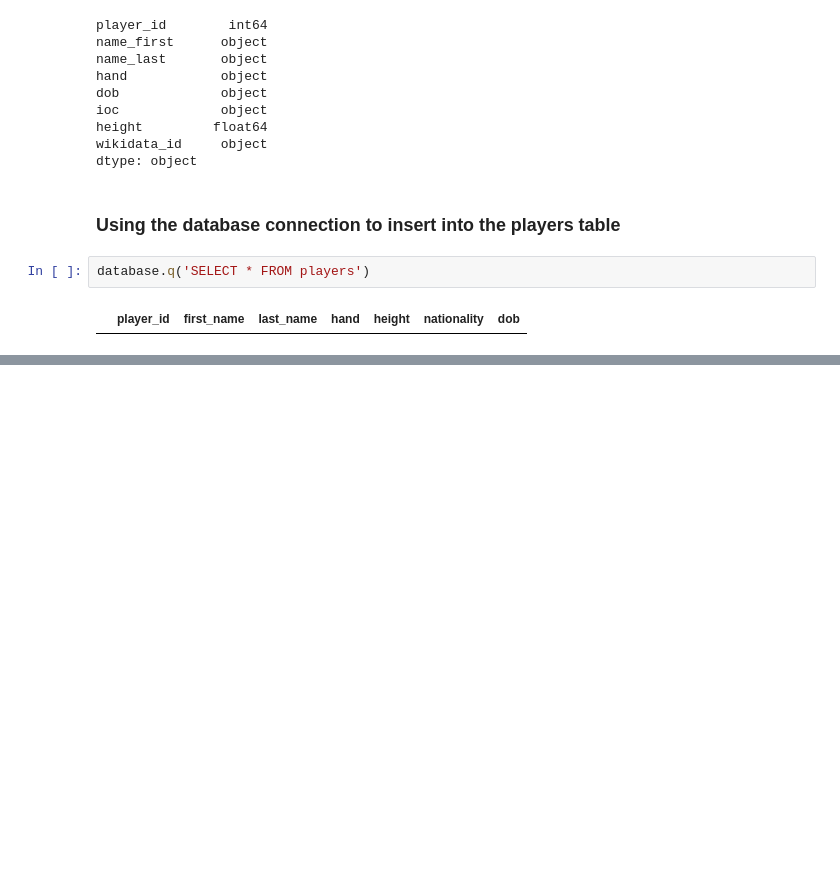
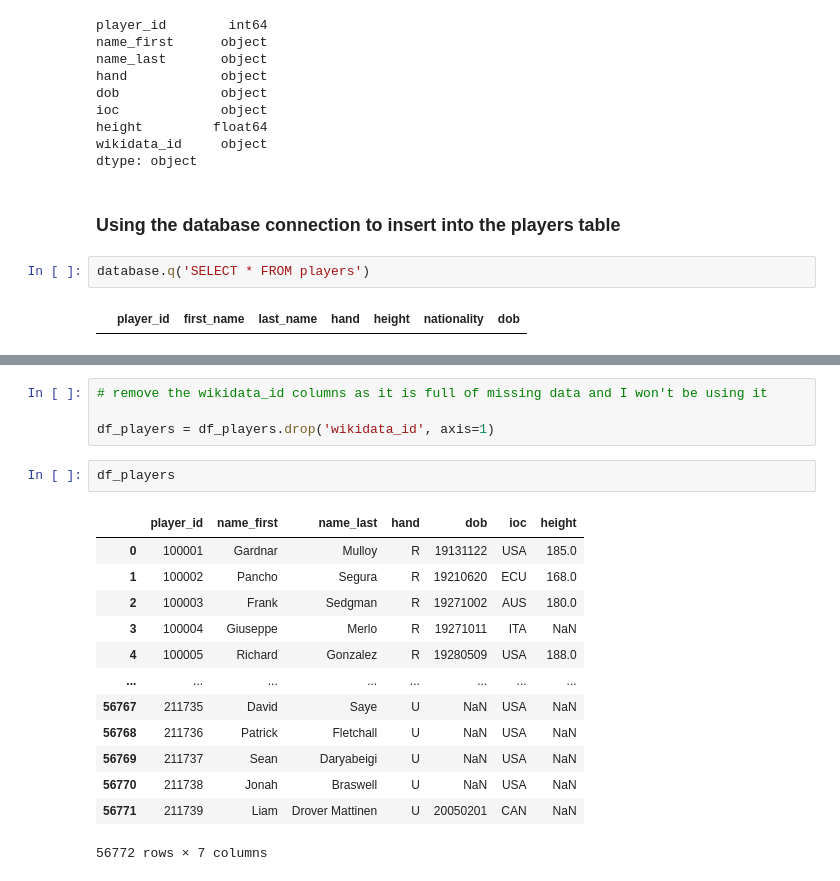
Before and after one commit to sebjshaw/Passion_Projects, a Jupyter notebook: ATP/database_testing.ipynb, the cells around one changed output, grey strips where cells are left out. Saved outputs shown, nothing was run; the diff lists cells and outputs as text; blank space fills up the shorter version.

```diff
--- a/ATP/database_testing.ipynb
+++ b/ATP/database_testing.ipynb
@@ -144,0 +191,20 @@ DatabaseError: Execution failed on sql 'INSERT INTO players
+# %%
+# remove the wikidata_id columns as it is full of missing data and I won't be using it
+
+df_players = df_players.drop('wikidata_id', axis=1)
+# %%
+df_players
+# %% [output]
+|  | player_id | name_first | name_last | hand | dob | ioc | height |
+| 0 | 100001 | Gardnar | Mulloy | R | 19131122 | USA | 185.0 |
+| 1 | 100002 | Pancho | Segura | R | 19210620 | ECU | 168.0 |
+| 2 | 100003 | Frank | Sedgman | R | 19271002 | AUS | 180.0 |
+| 3 | 100004 | Giuseppe | Merlo | R | 19271011 | ITA | NaN |
+| 4 | 100005 | Richard | Gonzalez | R | 19280509 | USA | 188.0 |
+| ... | ... | ... | ... | ... | ... | ... | ... |
+| 56767 | 211735 | David | Saye | U | NaN | USA | NaN |
+| 56768 | 211736 | Patrick | Fletchall | U | NaN | USA | NaN |
+| 56769 | 211737 | Sean | Daryabeigi | U | NaN | USA | NaN |
+| 56770 | 211738 | Jonah | Braswell | U | NaN | USA | NaN |
+| 56771 | 211739 | Liam | Drover Mattinen | U | 20050201 | CAN | NaN |
+56772 rows × 7 columns
```
Also changed, not shown: parts of 11 cells of this notebook, 1 other file.
